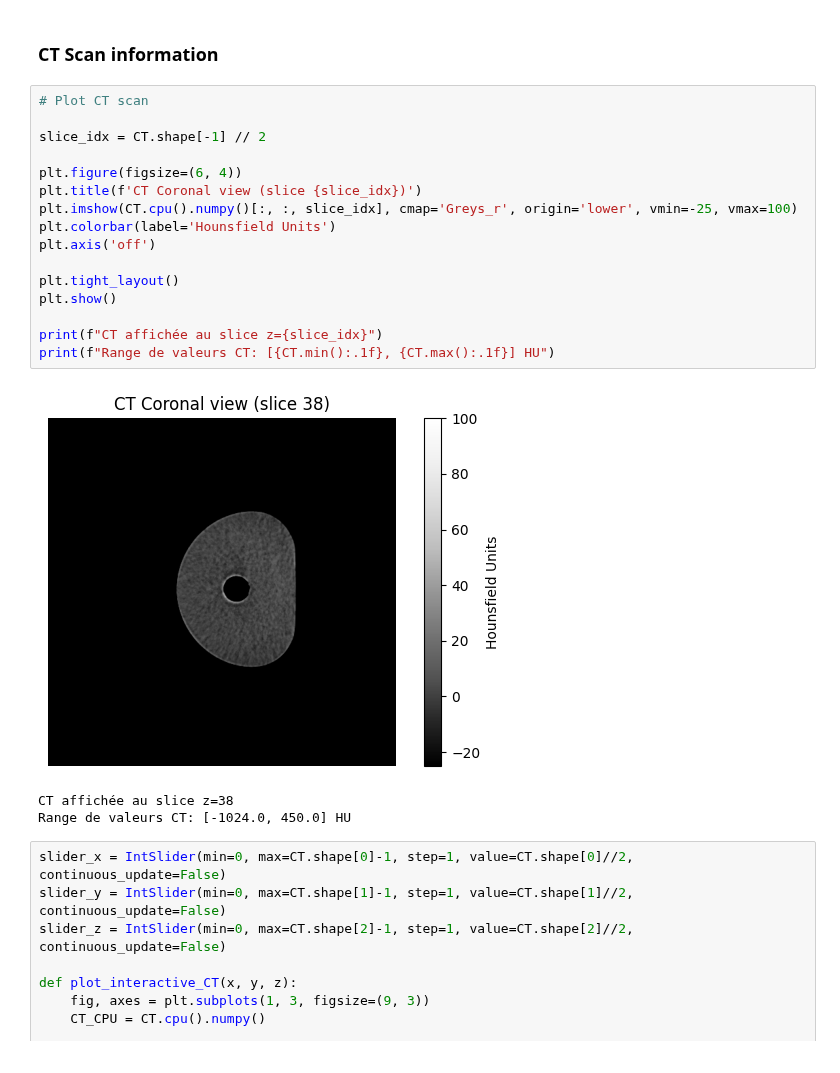
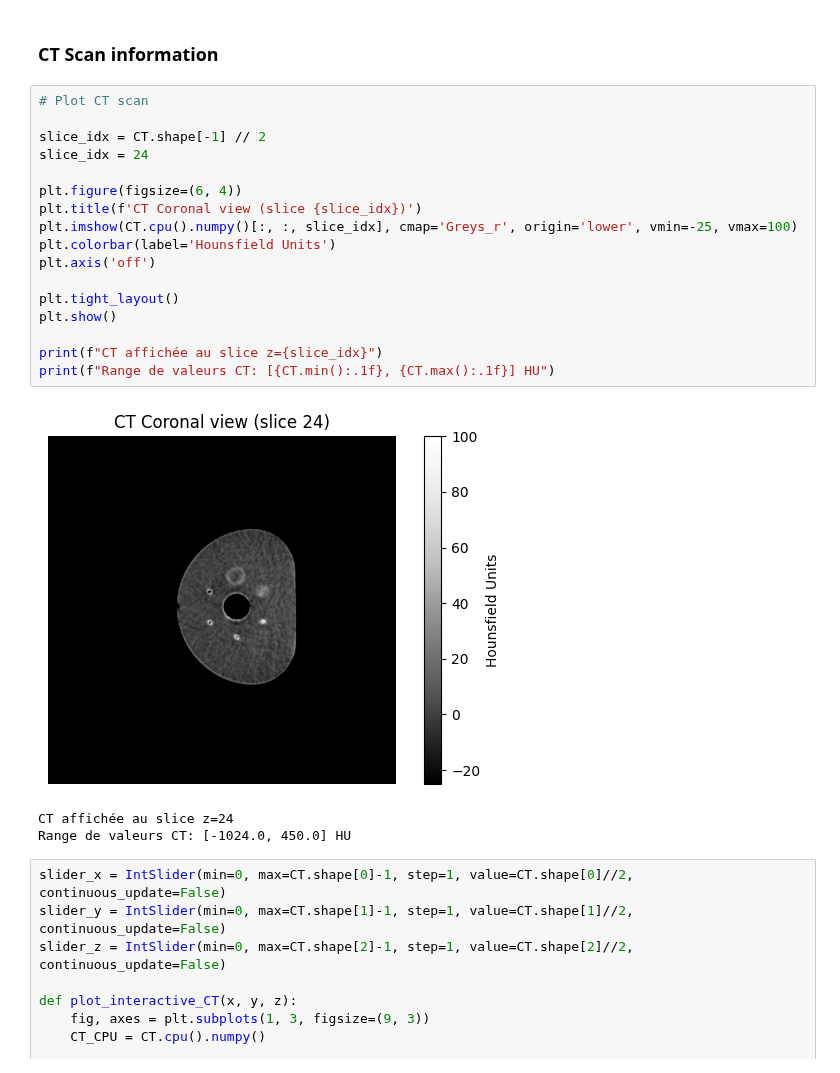
Before and after one commit to Nebulaaae/PyTomography, a Jupyter notebook: docs/source/notebooks/stage.ipynb, the cells around one changed output. Drawn from its saved outputs; the diff is of its cells as text.

```diff
--- a/docs/source/notebooks/stage.ipynb
+++ b/docs/source/notebooks/stage.ipynb
@@ -98,22 +104,23 @@ affine_CT = dicom._get_affine_multifile(files_CT)
 # %%
 # Plot CT scan
 
 slice_idx = CT.shape[-1] // 2
+slice_idx = 24
 
 plt.figure(figsize=(6, 4))
 plt.title(f'CT Coronal view (slice {slice_idx})')
 plt.imshow(CT.cpu().numpy()[:, :, slice_idx], cmap='Greys_r', origin='lower', vmin=-25, vmax=100)
 plt.colorbar(label='Hounsfield Units')
 plt.axis('off')
 
 plt.tight_layout()
 plt.show()
 
 print(f"CT affichée au slice z={slice_idx}")
 print(f"Range de valeurs CT: [{CT.min():.1f}, {CT.max():.1f}] HU")
 # %% [output]
-[figure, old version]
+[figure, new version]
-CT affichée au slice z=38
+CT affichée au slice z=24
 Range de valeurs CT: [-1024.0, 450.0] HU
 # %%
 slider_x = IntSlider(min=0, max=CT.shape[0]-1, step=1, value=CT.shape[0]//2, continuous_update=False)
```
Also changed, not shown: parts of 23 cells of this notebook.
